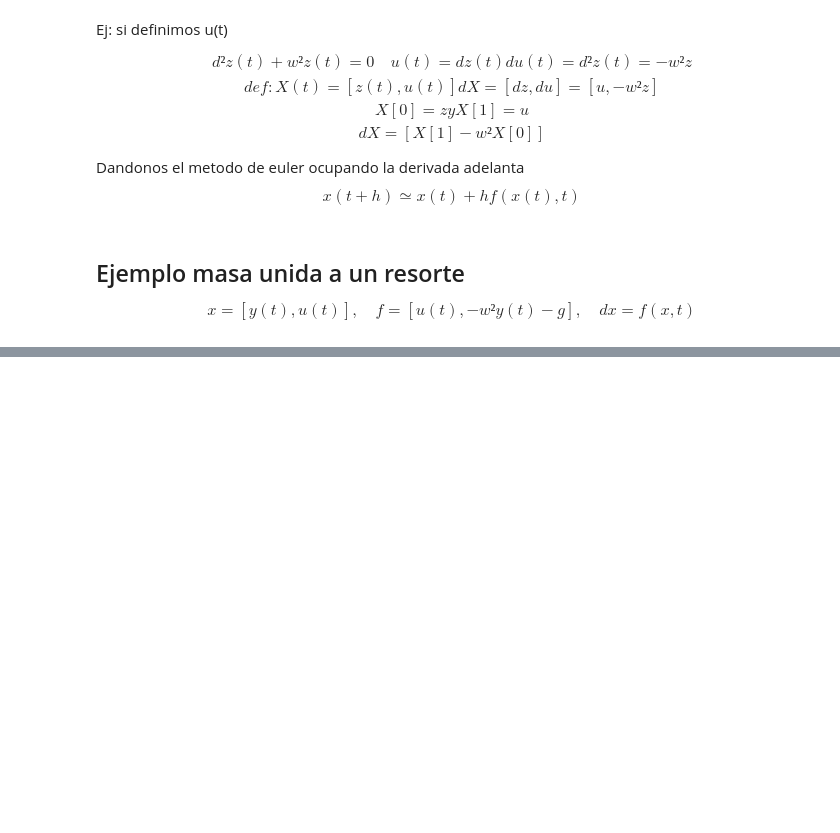
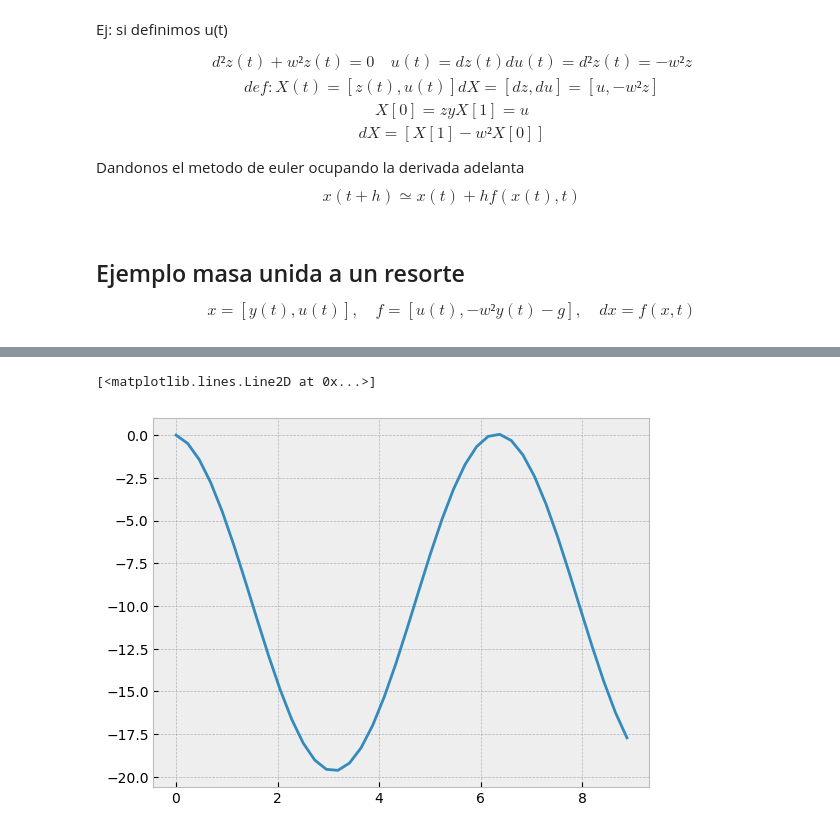
Before and after one commit to Dewscot/Clases, a Jupyter notebook: FC2/Clases/Soluciones_numericas_EDO.ipynb, the cells around one changed output, grey strips where cells are left out. Saved outputs shown, nothing was run; the diff lists cells and outputs as text; code cells hidden in the pictures; blank space fills up the shorter version.

```diff
--- a/FC2/Clases/Soluciones_numericas_EDO.ipynb
+++ b/FC2/Clases/Soluciones_numericas_EDO.ipynb
@@ -47,0 +63,19 @@ ValueError: x and y must be the same size
+# %%
+y_EC = np.zeros(Ntiempo)
+u_EC = np.zeros(Ntiempo)
+y_EC[0] = 0
+u_EC[0] = 0
+
+for n in range(Ntiempo-1):
+    u_EC[n+1] = u_EC[n] - h*(y_EC[n]*omega**2+g)
+    y_EC[n+1] = y_EC[n] + h*u_EC[n+1]
+
+
+#u[n+1] = u[n]-h*(y[n]*omega**2+g)
+#y[n+1] = y[n]+h*u[n+1]
+# %%
+t = np.arange(0,h*Ntiempo)
+plt.plot(tt,y_EC)
+# %% [output]
+[<matplotlib.lines.Line2D at 0x...>]
+[figure, added]
```
Also changed, not shown: parts of 4 cells of this notebook.
